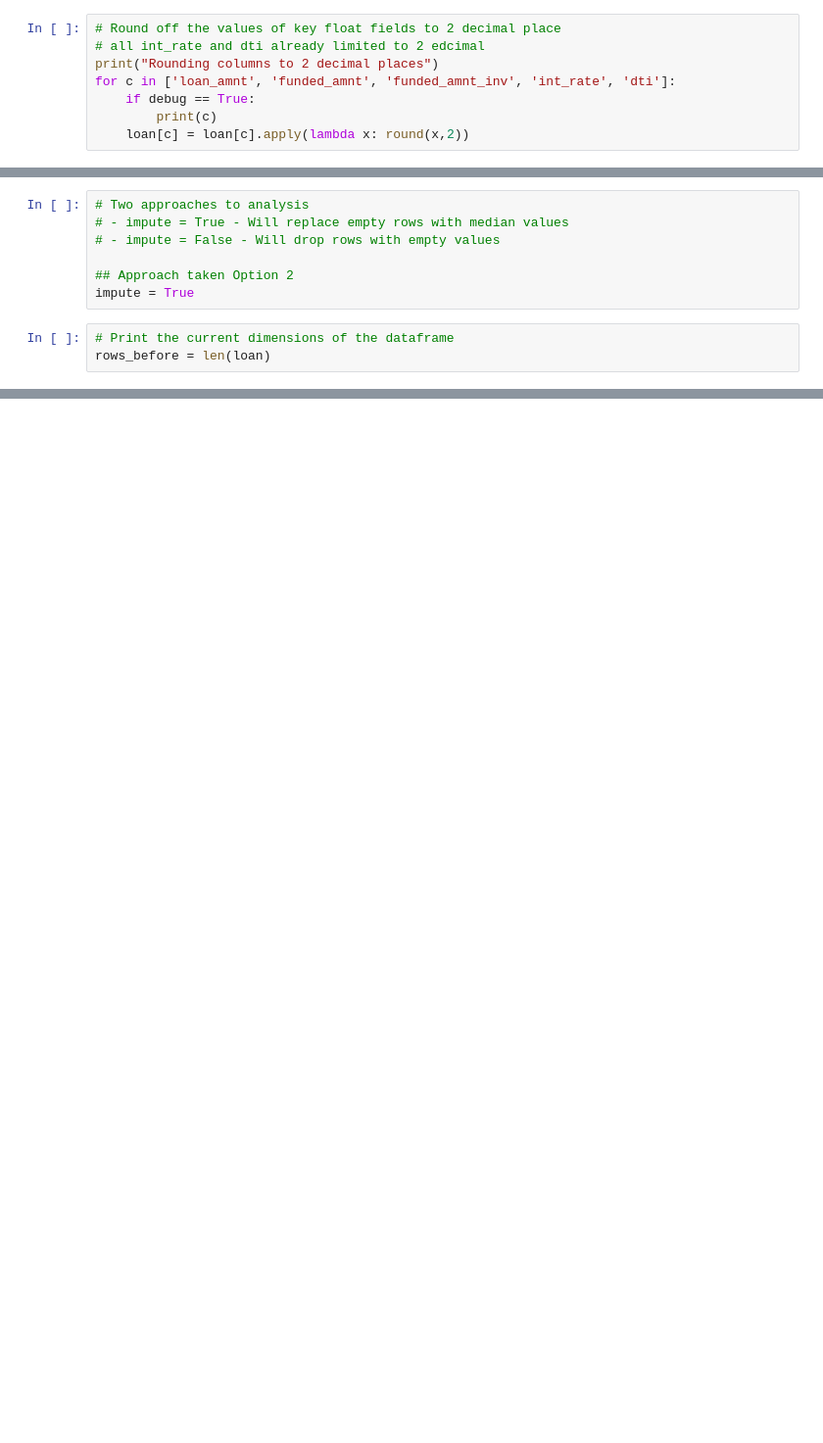
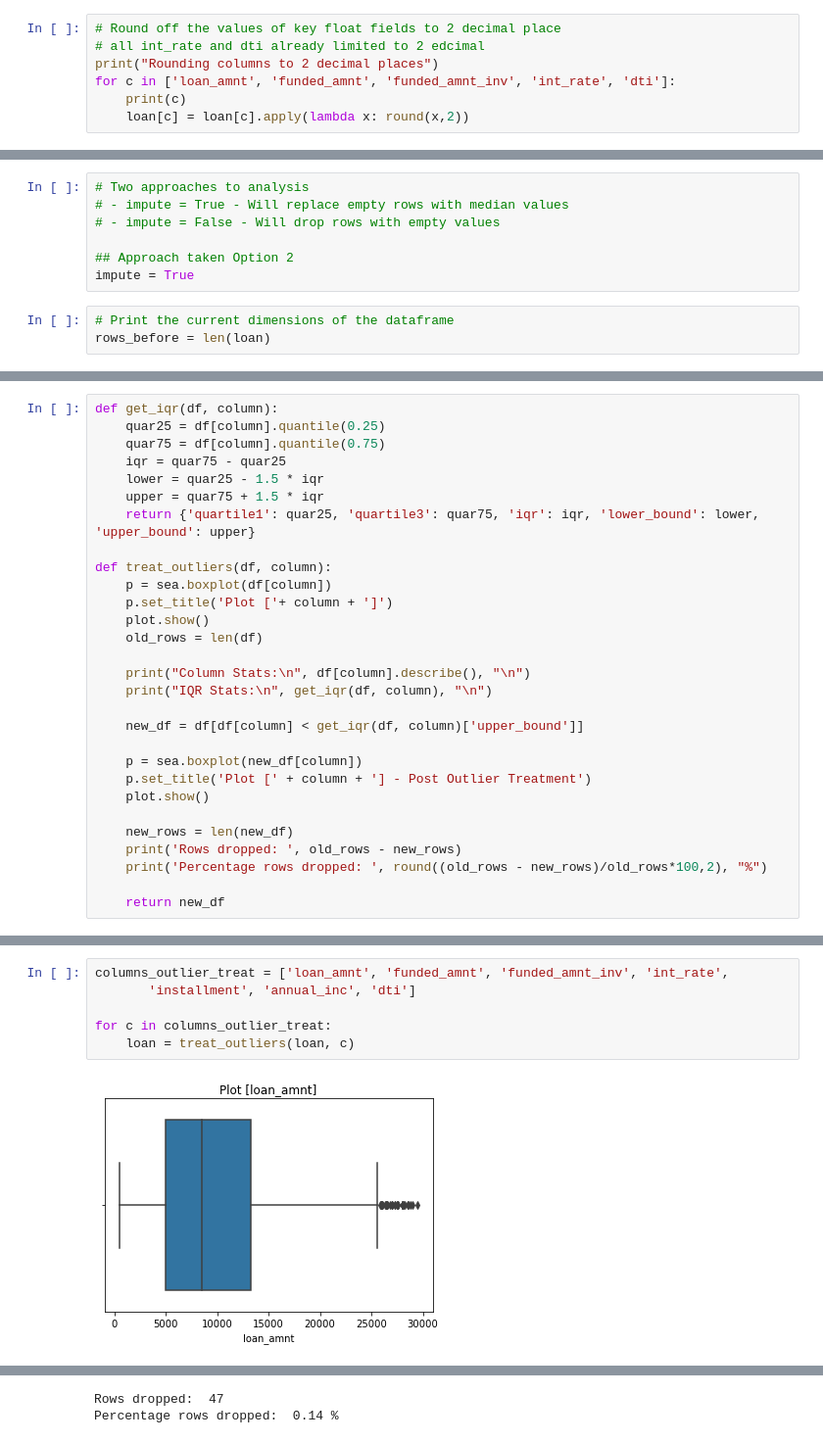
Before and after one commit to slahiri/LendingClubCaseStudy, a Jupyter notebook: Siddhartha_Lahiri.ipynb, the cells around one changed output, grey strips where cells are left out. Shown: that part at 98% size. Saved outputs shown, nothing was run; the diff lists cells and outputs as text; blank space fills up the shorter version.

Commit message:
added outlier treatment

```diff
--- a/Siddhartha_Lahiri.ipynb
+++ b/Siddhartha_Lahiri.ipynb
@@ -280,8 +363,7 @@ loan['int_rate'] = loan['int_rate'].apply(lambda x : float(x[:-1]))
 # all int_rate and dti already limited to 2 edcimal
 print("Rounding columns to 2 decimal places")
 for c in ['loan_amnt', 'funded_amnt', 'funded_amnt_inv', 'int_rate', 'dti']:
-    if debug == True:
-        print(c)
+    print(c)
     loan[c] = loan[c].apply(lambda x: round(x,2))
 # %% [output]
 Rounding columns to 2 decimal places
@@ -434,0 +560,29 @@ if debug == True:
+# %%
+def get_iqr(df, column):
+    quar25 = df[column].quantile(0.25)
+    quar75 = df[column].quantile(0.75)
+    iqr = quar75 - quar25
+    lower = quar25 - 1.5 * iqr
+    upper = quar75 + 1.5 * iqr
+    return {'quartile1': quar25, 'quartile3': quar75, 'iqr': iqr, 'lower_bound': lower, 'upper_bound': upper}
+
+def treat_outliers(df, column):
+    p = sea.boxplot(df[column])
+    p.set_title('Plot ['+ column + ']')
+    plot.show()
+    old_rows = len(df)
+
+    print("Column Stats:\n", df[column].describe(), "\n")
+    print("IQR Stats:\n", get_iqr(df, column), "\n")
+
+    new_df = df[df[column] < get_iqr(df, column)['upper_bound']]
+
+    p = sea.boxplot(new_df[column])
+    p.set_title('Plot [' + column + '] - Post Outlier Treatment')
+    plot.show()
+
+    new_rows = len(new_df)
+    print('Rows dropped: ', old_rows - new_rows)
+    print('Percentage rows dropped: ', round((old_rows - new_rows)/old_rows*100,2), "%")
+
+    return new_df
@@ -434,0 +593,8 @@ if debug == True:
+# %%
+columns_outlier_treat = ['loan_amnt', 'funded_amnt', 'funded_amnt_inv', 'int_rate',
+       'installment', 'annual_inc', 'dti']
+
+for c in columns_outlier_treat:
+    loan = treat_outliers(loan, c)
+# %% [output]
+[figure, added]
@@ -434,0 +615,2 @@ if debug == True:
+Rows dropped:  47
+Percentage rows dropped:  0.14 %
```
Also changed, not shown: parts of 34 cells of this notebook.
